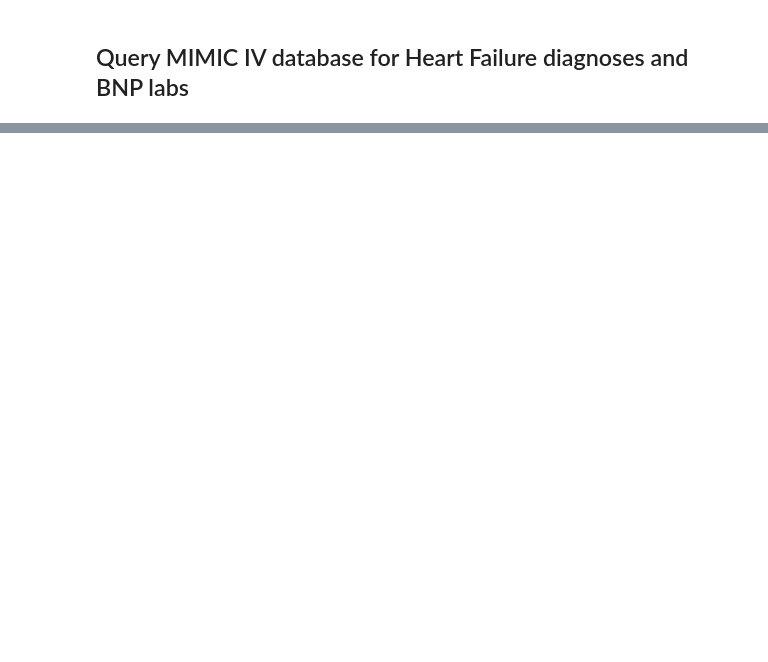
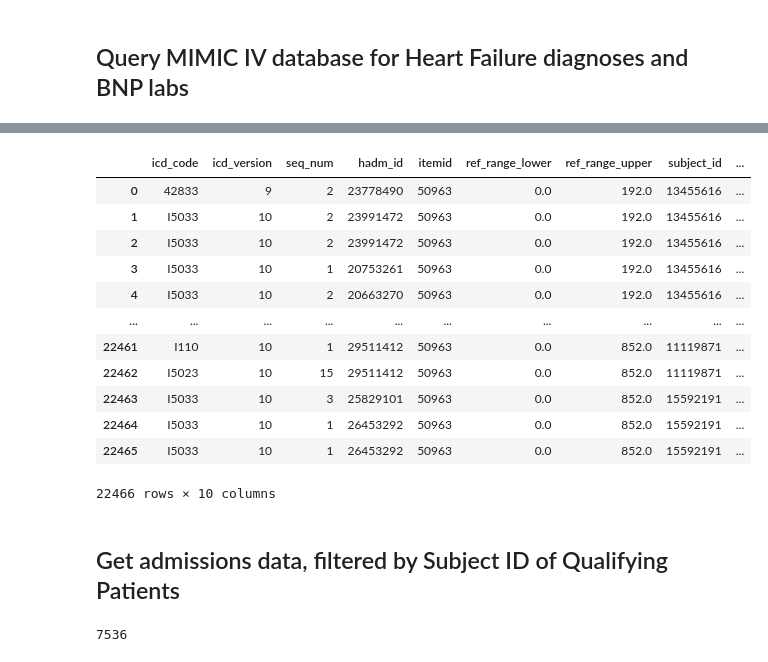
Before and after one commit to kevinmenear/mimic-iv-etl, a Jupyter notebook: notebooks/ml_readmission_risk.ipynb, the cells around one changed output, grey strips where cells are left out. Drawn from its saved outputs; the diff is of its cells as text; code cells hidden in the pictures; blank space fills up the shorter version.

Commit message:
Successfully built ML dataframe with engineered and target features

```diff
--- a/notebooks/ml_readmission_risk.ipynb
+++ b/notebooks/ml_readmission_risk.ipynb
@@ -109,7 +106,7 @@ heart_failure_icd_codes_str = "'" + "', '".join(heart_failure_icd_codes_list) +
 # %%
 qb_bnp_labs = QueryBuilder(dataset='hosp.d_labitems',
                                       columns=['itemid', 'label', 'fluid', 'category'])
-qb_bnp_labs.apply_filters("LOWER(label) LIKE '%bnp%'")
+qb_bnp_labs.apply_filters(["LOWER(label) LIKE '%bnp%'", "fluid = 'Blood'"])
 bnp_labs_query = qb_bnp_labs.generate_query()
 print(bnp_labs_query)
 # %% [output]
@@ -147,7 +140,7 @@ qb_labevents.apply_filters(f'itemid IN ({bnp_lab_itemids_str})')
 qb_diagnoses.join_with(qb_labevents, join_type='inner', columns=['subject_id', 'hadm_id'])
 
 # Generate query for joined data
-qualifying_hosp_admissions_query = qb_diagnoses.generate_query(limit=100)
+qualifying_hosp_admissions_query = qb_diagnoses.generate_query(limit=100000)
 # This query can now be used to extract the relevant joined data
 print(qualifying_hosp_admissions_query)
 # %% [output]
@@ -180,0 +156,25 @@ only showing top 20 rows
+# %%
+condition_str = "(valuenum < ref_range_lower) OR (valuenum > ref_range_upper)"
+
+# Assuming your DataFrame object is named df
+feature_engineer = FeatureEngineering(qualifying_hosp_admissions_df)
+feature_engineer.create_conditional_feature(condition_str, "bnp_outside_ref_range")
+# %%
+qualifying_hosp_admissions_df = feature_engineer.get_processed_data()
+qualifying_hosp_admissions_df.toPandas()
+# %% [output]
+|  | icd_code | icd_version | seq_num | hadm_id | itemid | ref_range_lower | ref_range_upper | subject_id | ... |
+| 0 | 42833 | 9 | 2 | 23778490 | 50963 | 0.0 | 192.0 | 13455616 | ... |
+| 1 | I5033 | 10 | 2 | 23991472 | 50963 | 0.0 | 192.0 | 13455616 | ... |
+| 2 | I5033 | 10 | 2 | 23991472 | 50963 | 0.0 | 192.0 | 13455616 | ... |
+| 3 | I5033 | 10 | 1 | 20753261 | 50963 | 0.0 | 192.0 | 13455616 | ... |
+| 4 | I5033 | 10 | 2 | 20663270 | 50963 | 0.0 | 192.0 | 13455616 | ... |
+| ... | ... | ... | ... | ... | ... | ... | ... | ... | ... |
+| 22461 | I110 | 10 | 1 | 29511412 | 50963 | 0.0 | 852.0 | 11119871 | ... |
+| 22462 | I5023 | 10 | 15 | 29511412 | 50963 | 0.0 | 852.0 | 11119871 | ... |
+| 22463 | I5033 | 10 | 3 | 25829101 | 50963 | 0.0 | 852.0 | 15592191 | ... |
+| 22464 | I5033 | 10 | 1 | 26453292 | 50963 | 0.0 | 852.0 | 15592191 | ... |
+| 22465 | I5033 | 10 | 1 | 26453292 | 50963 | 0.0 | 852.0 | 15592191 | ... |
+22466 rows × 10 columns
+# %% [markdown]
+## Get admissions data, filtered by Subject ID of Qualifying Patients
@@ -180,0 +183,4 @@ only showing top 20 rows
+# %%
+len(qualifying_hosp_admissions_subject_ids_list)
+# %% [output]
+7536
```
Also changed, not shown: parts of 26 cells of this notebook, 1 other file.
